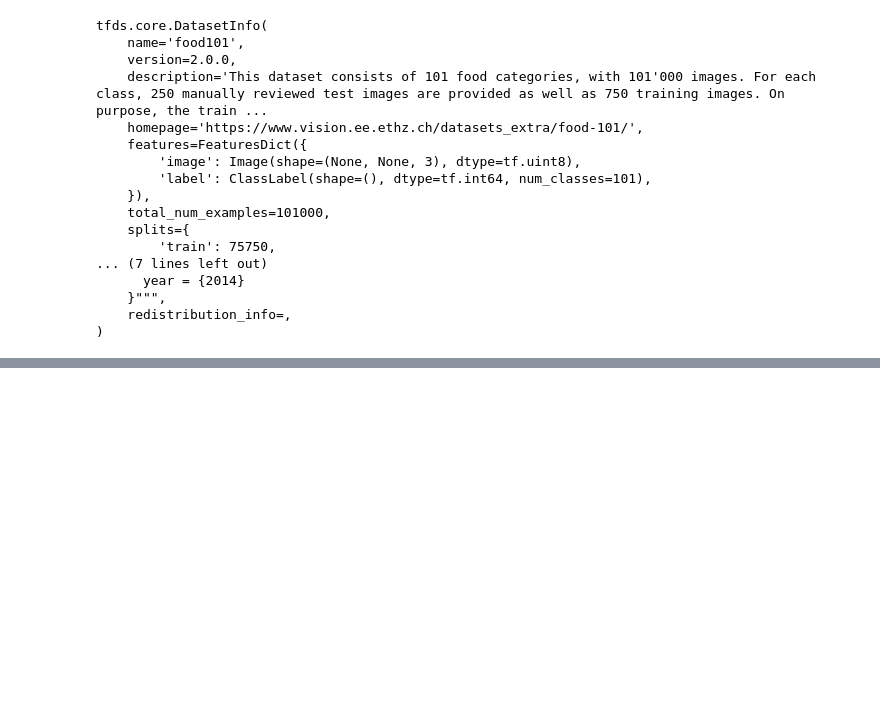
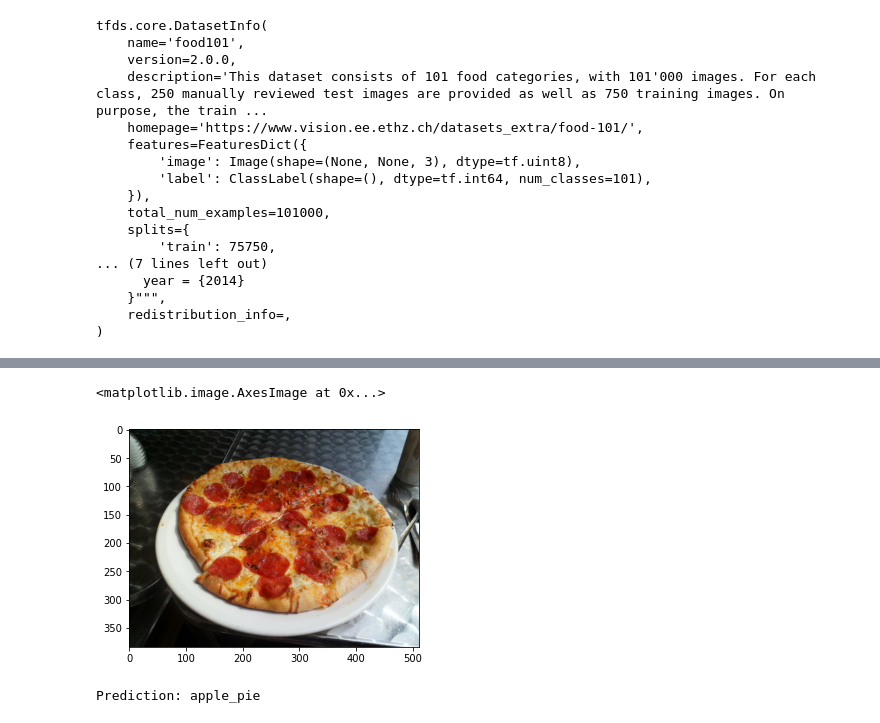
Before and after one commit to LevNic/comp_vision, a Jupyter notebook: task_3.ipynb, the cells around one changed output, grey strips where cells are left out. Cells and saved outputs as stored; diff of their text form; code cells hidden in the pictures; blank space fills up the shorter version.

```diff
--- a/task_3.ipynb
+++ b/task_3.ipynb
@@ -54,0 +159,6 @@ ValueError: ignored
+# %%
+img = some_samples[1]
+plt.imshow(img)
+# %% [output]
+<matplotlib.image.AxesImage at 0x...>
+[figure, added]
@@ -54,0 +180,5 @@ ValueError: ignored
+# %%
+pred_label = int(pred.numpy()[0][0] > 0.5)
+print('Prediction: {}'.format(ds_info.features['label'].int2str(pred_label)))
+# %% [output]
+Prediction: apple_pie
```
Also changed, not shown: parts of 13 cells of this notebook.
